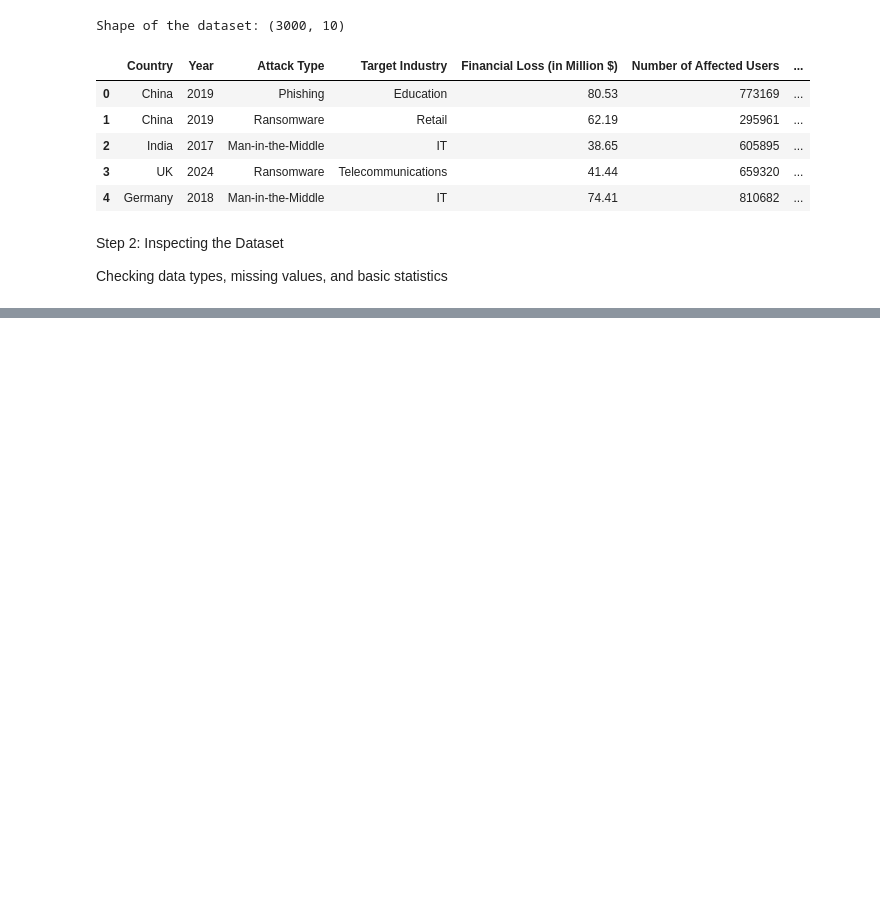
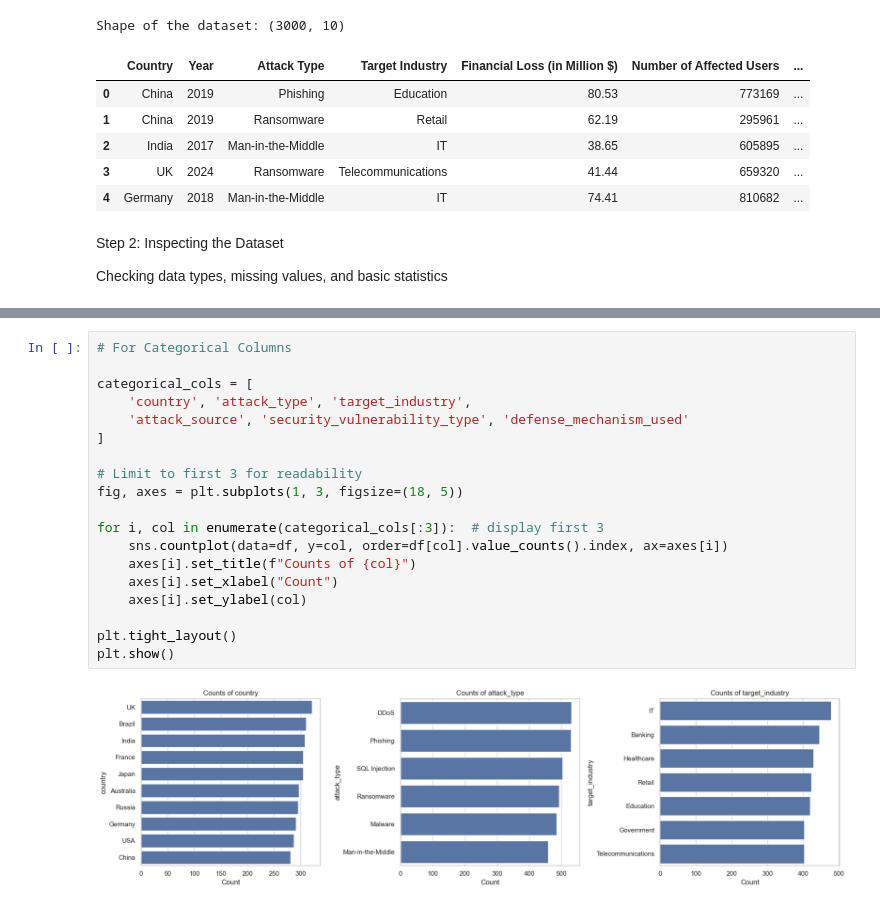
Before and after one commit to paridhijsingh/cybersecurity_project, a Jupyter notebook: notebooks/01_data_cleaning.ipynb, the cells around one changed output, grey strips where cells are left out. Saved outputs shown, nothing was run; the diff lists cells and outputs as text; blank space fills up the shorter version.

```diff
--- a/notebooks/01_data_cleaning.ipynb
+++ b/notebooks/01_data_cleaning.ipynb
@@ -64,0 +224,21 @@ memory usage: 234.5+ KB
+# %%
+# For Categorical Columns
+
+categorical_cols = [
+    'country', 'attack_type', 'target_industry',
+    'attack_source', 'security_vulnerability_type', 'defense_mechanism_used'
+]
+
+# Limit to first 3 for readability
+fig, axes = plt.subplots(1, 3, figsize=(18, 5))
+
+for i, col in enumerate(categorical_cols[:3]):  # display first 3
+    sns.countplot(data=df, y=col, order=df[col].value_counts().index, ax=axes[i])
+    axes[i].set_title(f"Counts of {col}")
+    axes[i].set_xlabel("Count")
+    axes[i].set_ylabel(col)
+
+plt.tight_layout()
+plt.show()
+# %% [output]
+[figure, added]
```
Also changed, not shown: parts of 26 cells of this notebook, 1 other file.
